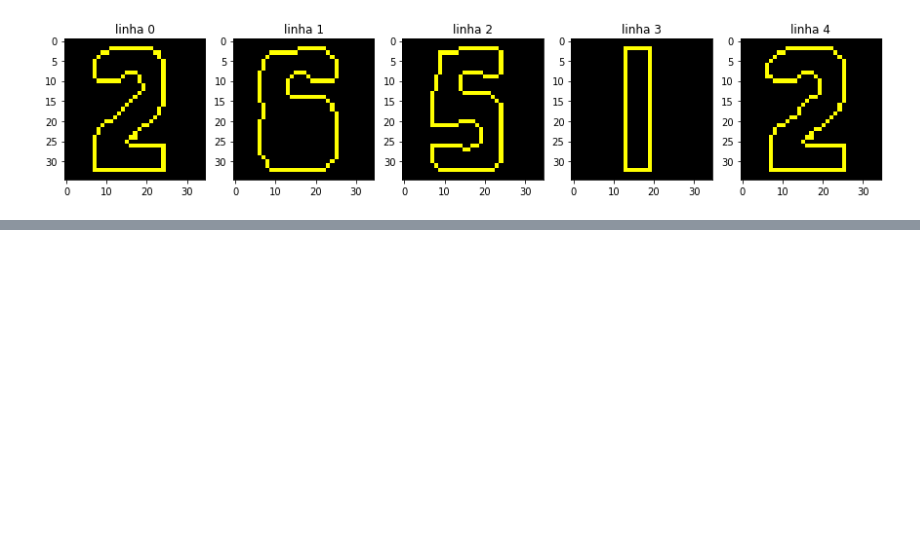
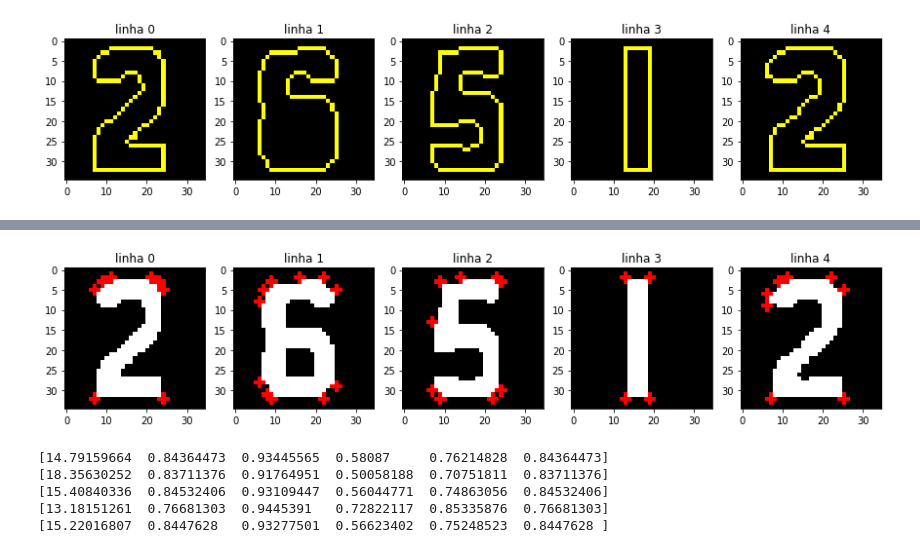
Before and after one commit to Leo22080/visao, a Jupyter notebook: trabalho03/trabalho3-extracao_atributos_classificacao.ipynb, the cells around one changed output, grey strips where cells are left out. Saved outputs shown, nothing was run; the diff lists cells and outputs as text; code cells hidden in the pictures; blank space fills up the shorter version.

```diff
--- a/trabalho03/trabalho3-extracao_atributos_classificacao.ipynb
+++ b/trabalho03/trabalho3-extracao_atributos_classificacao.ipynb
@@ -147,0 +231,25 @@ for i in range(linhas):
+# %%
+n_contours[0]
+convexHulls = [cv2.convexHull(contours[0]) for contours in n_contours]
+# %%
+newImgs = []
+
+for i in range(len(edges)):
+
+    newImg = np.zeros([35,35,3])
+    newImg = np.uint8(newImg)
+    newImg[:,:,0] = newImg[:,:,1] = newImg[:,:,2] = imgs[i]
+
+    for ind_contour in range(len(contours)):
+        newImg = cv2.drawContours(newImg, convexHulls[i], -1, (0,0,255), 2)
+
+    newImgs.append(newImg)
+
+plt.figure(figsize=(15,10))
+for i in range(linhas):
+    newImgs[i] = cv2.cvtColor(newImgs[i], cv2.COLOR_BGR2RGB)
+    plt.subplot(1,linhas,i+1)
+    plt.subplot(1,linhas,i+1).set_title('linha ' + str(i))
+    plt.imshow(newImgs[i], 'gray')
+# %% [output]
+[figure, added]
@@ -147,0 +277,12 @@ for i in range(linhas):
+# %%
+print(GLCM_FEs[0])
+print(GLCM_FEs[1])
+print(GLCM_FEs[2])
+print(GLCM_FEs[3])
+print(GLCM_FEs[4])
+# %% [output]
+[14.79159664  0.84364473  0.93445565  0.58087     0.76214828  0.84364473]
+[18.35630252  0.83711376  0.91764951  0.50058188  0.70751811  0.83711376]
+[15.40840336  0.84532406  0.93109447  0.56044771  0.74863056  0.84532406]
+[13.18151261  0.76681303  0.9445391   0.72822117  0.85335876  0.76681303]
+[15.22016807  0.8447628   0.93277501  0.56623402  0.75248523  0.8447628 ]
```
Also changed, not shown: parts of 13 cells of this notebook.
